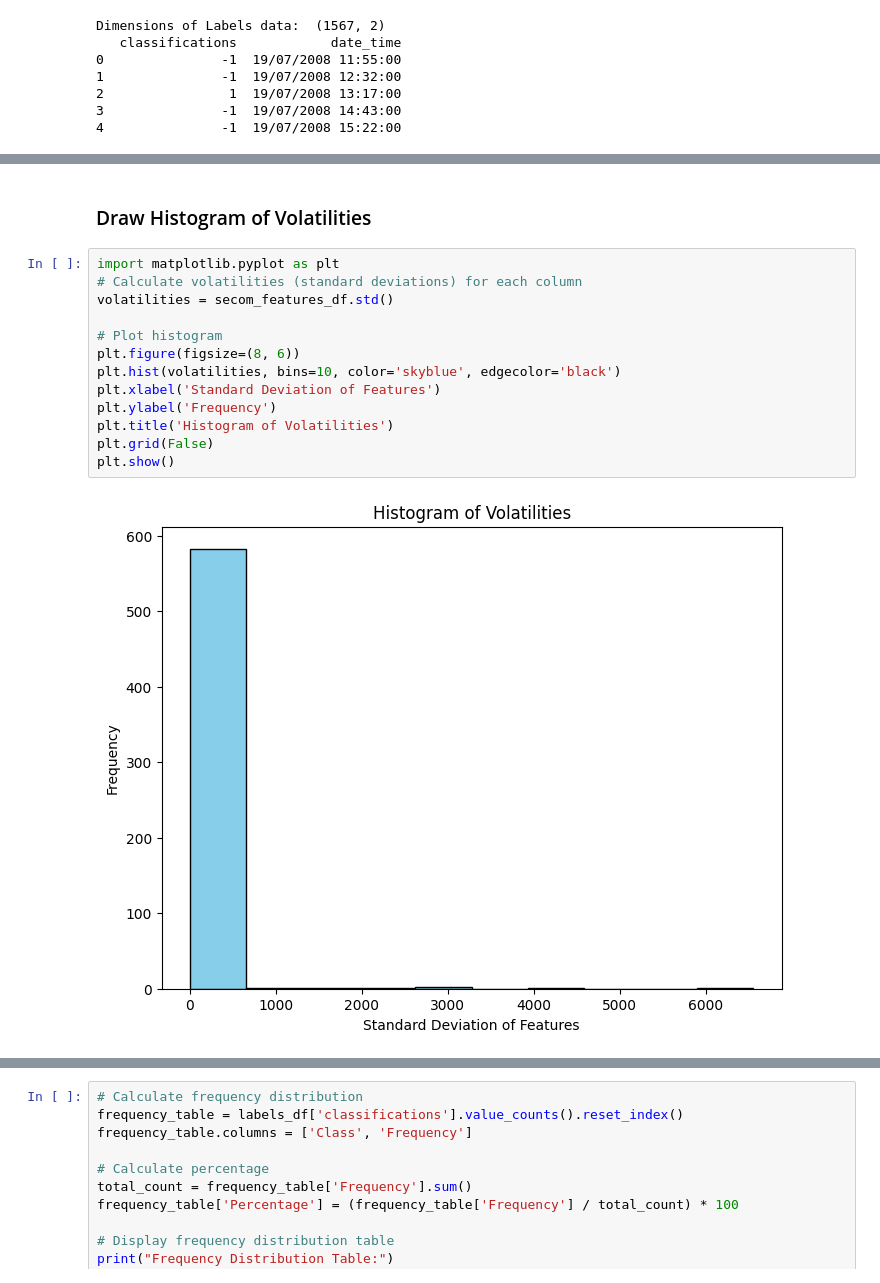
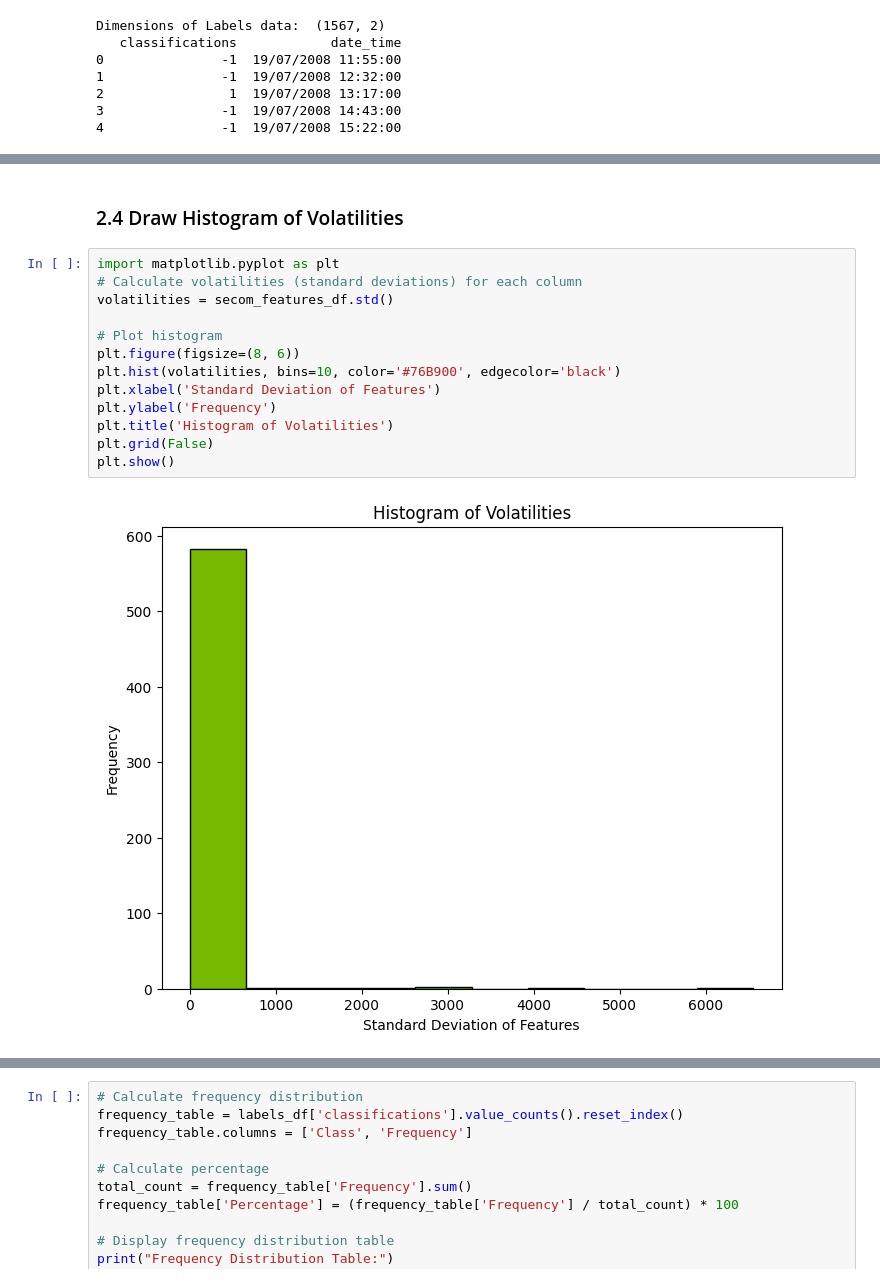
Before and after one commit to HayateSato/SECOM_Project, a Jupyter notebook: secom_file_draft_Majeed.ipynb, the cells around one changed output, grey strips where cells are left out. Saved outputs shown, nothing was run; the diff lists cells and outputs as text.

```diff
--- a/secom_file_draft_Majeed.ipynb
+++ b/secom_file_draft_Majeed.ipynb
@@ -120,20 +121,20 @@ Dimensions of Features' data:  (1567, 591)
 
 [5 rows x 591 columns]
 # %% [markdown]
-### Draw Histogram of Volatilities
+### 2.4 Draw Histogram of Volatilities
 # %%
 import matplotlib.pyplot as plt
 # Calculate volatilities (standard deviations) for each column
 volatilities = secom_features_df.std()
 
 # Plot histogram
 plt.figure(figsize=(8, 6))
-plt.hist(volatilities, bins=10, color='skyblue', edgecolor='black')
+plt.hist(volatilities, bins=10, color='#76B900', edgecolor='black')
 plt.xlabel('Standard Deviation of Features')
 plt.ylabel('Frequency')
 plt.title('Histogram of Volatilities')
 plt.grid(False)
 plt.show()
 # %% [output]
-[figure, old version]
+[figure, new version]
 # %% [markdown]
```
Also changed, not shown: parts of 53 cells of this notebook.
